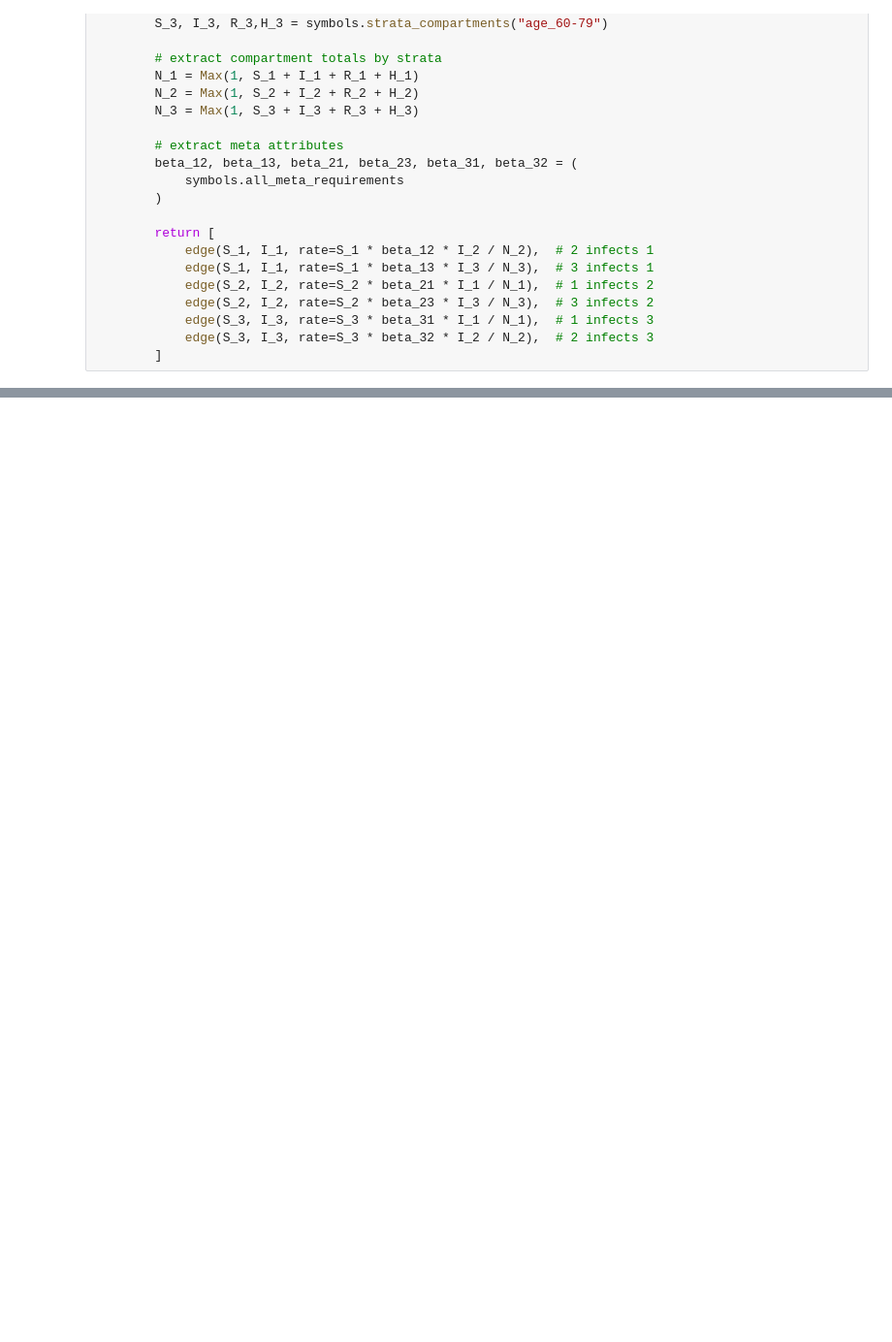
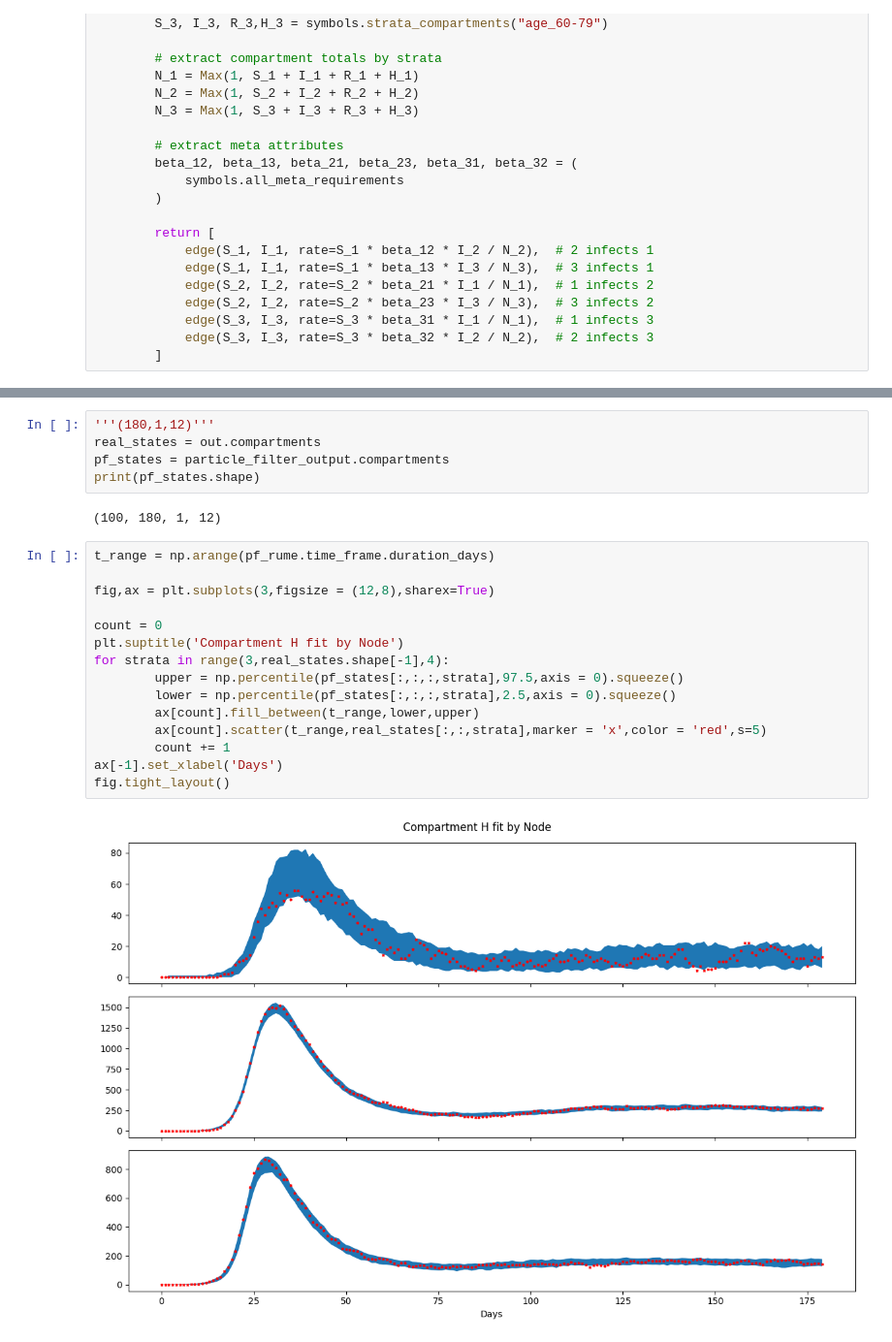
Before and after one commit to NAU-CCL/Epymorph, a Jupyter notebook: pf_vignettes/pf_multi_strata.ipynb, the cells around one changed output, grey strips where cells are left out. Shown at 97% size. Drawn from its saved outputs; the diff is of its cells as text; blank space fills up the shorter version.

```diff
--- a/pf_vignettes/pf_multi_strata.ipynb
+++ b/pf_vignettes/pf_multi_strata.ipynb
@@ -274,0 +323,24 @@ The simulation function tried to access 'data' but this has not been provided. C
+# %%
+'''(180,1,12)'''
+real_states = out.compartments
+pf_states = particle_filter_output.compartments
+print(pf_states.shape)
+# %% [output]
+(100, 180, 1, 12)
+# %%
+t_range = np.arange(pf_rume.time_frame.duration_days)
+
+fig,ax = plt.subplots(3,figsize = (12,8),sharex=True)
+
+count = 0
+plt.suptitle('Compartment H fit by Node')
+for strata in range(3,real_states.shape[-1],4):
+        upper = np.percentile(pf_states[:,:,:,strata],97.5,axis = 0).squeeze()
+        lower = np.percentile(pf_states[:,:,:,strata],2.5,axis = 0).squeeze()
+        ax[count].fill_between(t_range,lower,upper)
+        ax[count].scatter(t_range,real_states[:,:,strata],marker = 'x',color = 'red',s=5)
+        count += 1
+ax[-1].set_xlabel('Days')
+fig.tight_layout()
+# %% [output]
+[figure, added]
```
Also changed, not shown: parts of 7 cells of this notebook, 7 other files.
